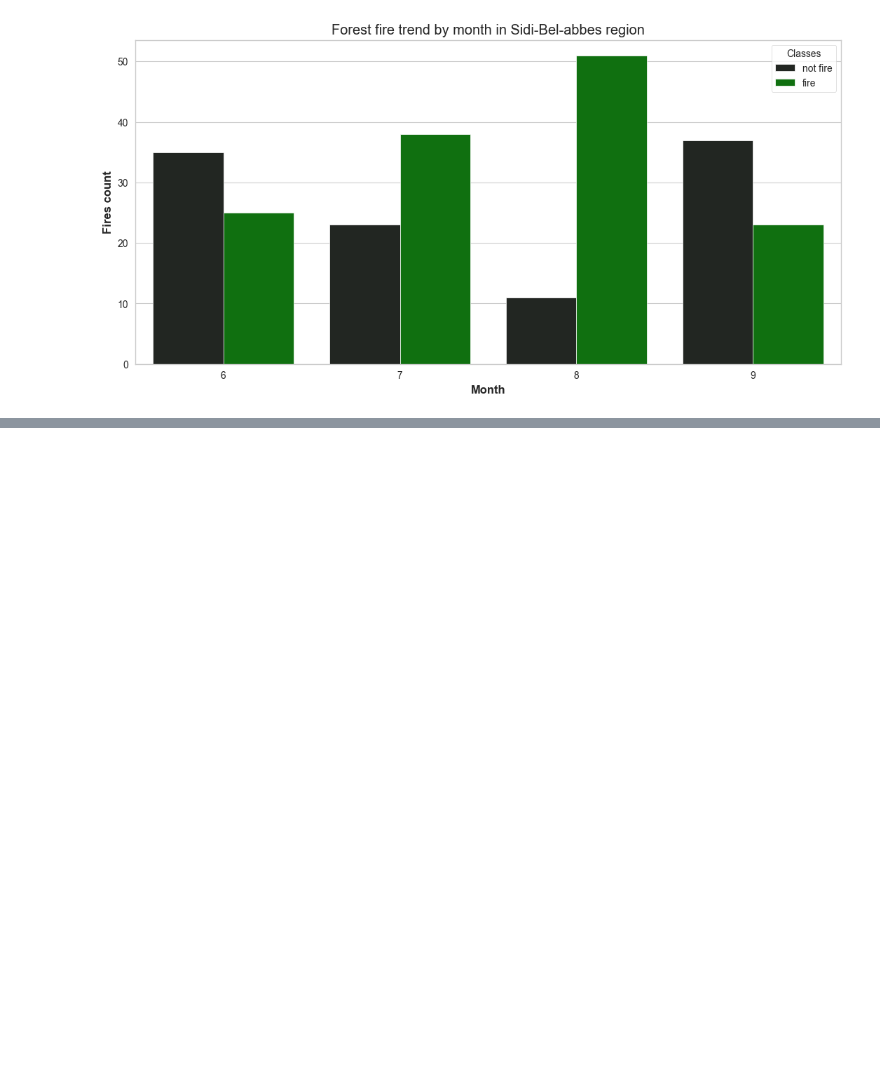
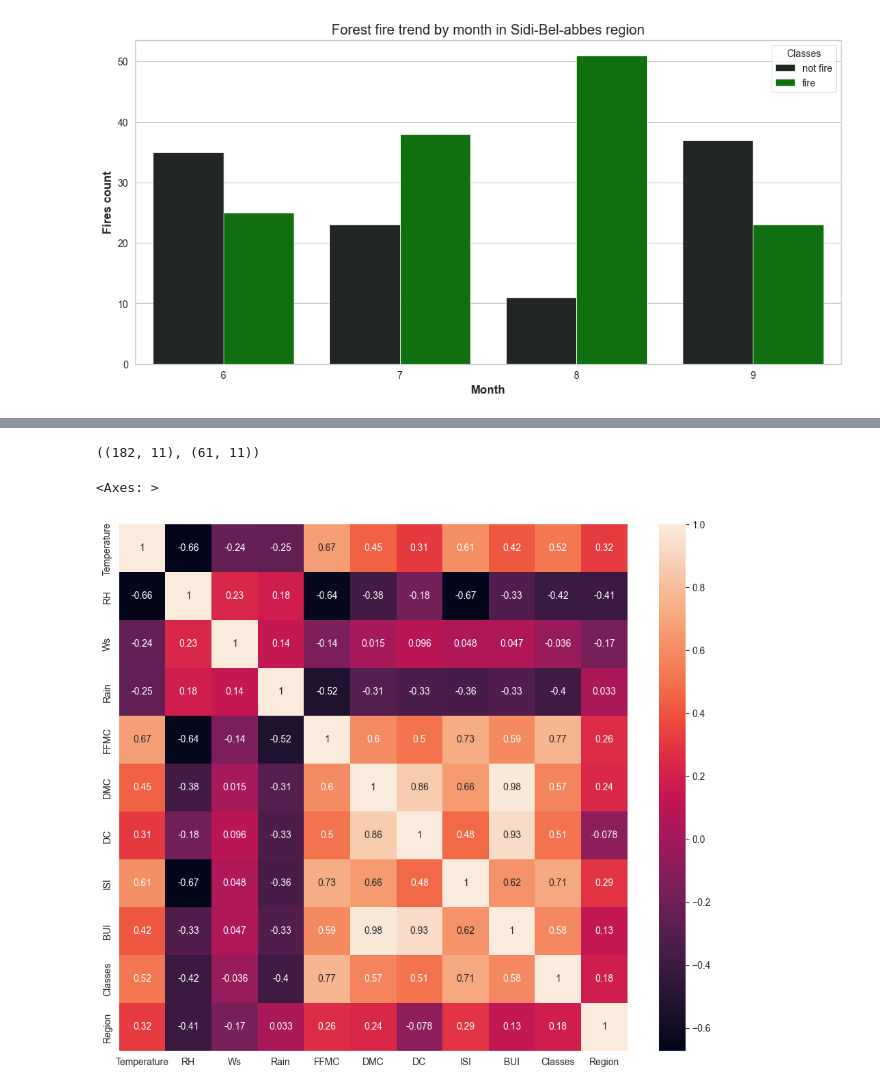
Before and after one commit to ak-pydev/python_practice, a Jupyter notebook: machine-learning/ridgeLasso/ridgeLasso.ipynb, the cells around one changed output, grey strips where cells are left out. Cells and saved outputs as stored; diff of their text form; code cells hidden in the pictures; blank space fills up the shorter version.

Commit message:
working on feature selection

```diff
--- a/machine-learning/ridgeLasso/ridgeLasso.ipynb
+++ b/machine-learning/ridgeLasso/ridgeLasso.ipynb
@@ -335,0 +340,26 @@ sns.countplot(x='month',hue='Classes',palette='dark:Green',data=df)
+# %%
+# dropping month day and year
+cleaned_df=cleaned_df.drop(['day','month','year'],axis=1)
+# %%
+cleaned_df['Classes'] = np.where(cleaned_df['Classes'].str.contains('not fire'),0,1)
+# %%
+# Independent and dependent
+X = cleaned_df.drop('FWI',axis=1)
+y = cleaned_df['FWI']
+# %%
+# Train, test, split
+X_train,X_test,y_train,y_test = train_test_split(X,y,test_size=0.25,random_state = 4)
+# %%
+X_train.shape,X_test.shape
+# %% [output]
+((182, 11), (61, 11))
+# %%
+# Feature selection based on correlation
+
+#Check multi collinearity
+plt.figure(figsize=(12,10))
+corr=X_train.corr()
+sns.heatmap(corr,annot=True)
+# %% [output]
+<Axes: >
+[figure, added]
```
Also changed, not shown: parts of 7 cells of this notebook.
